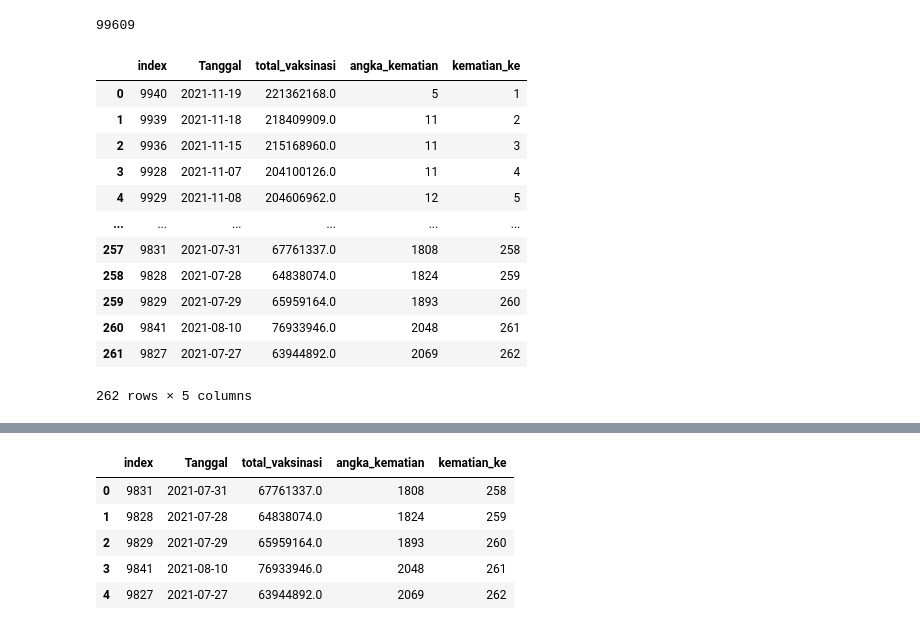
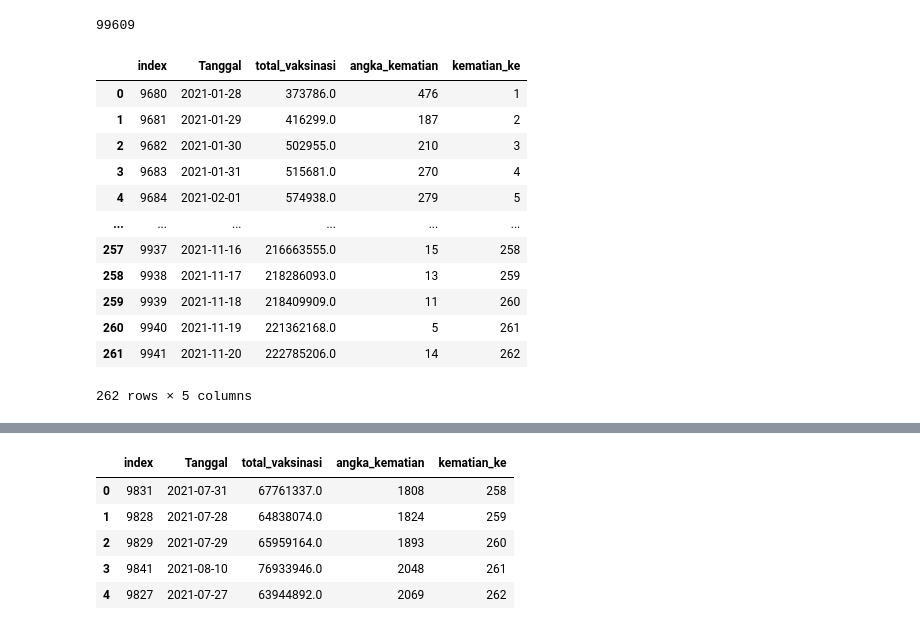
Before and after one commit to Izmahikmah/covid-vaccination-vs-deaath-ratio, a Jupyter notebook: Covid_Vaccination_vs_death_number.ipynb, the cells around one changed output, grey strips where cells are left out. Cells and saved outputs as stored; diff of their text form; code cells hidden in the pictures.

```diff
--- a/Covid_Vaccination_vs_death_number.ipynb
+++ b/Covid_Vaccination_vs_death_number.ipynb
@@ -64,25 +64,25 @@ total_kematian
 # %%
 A=[]
 for i in range (1,263):
   A.append(i)
   i+=1
 
-final_dv1=dv1.sort_values(by='angka_kematian',ascending=True)
+final_dv1=dv1.sort_values(by='total_vaksinasi',ascending=True)
 final_dv1['kematian_ke']=A
 final_dv1.reset_index()
 # %% [output]
 |  | index | Tanggal | total_vaksinasi | angka_kematian | kematian_ke |
-| 0 | 9940 | 2021-11-19 | 221362168.0 | 5 | 1 |
-| 1 | 9939 | 2021-11-18 | 218409909.0 | 11 | 2 |
-| 2 | 9936 | 2021-11-15 | 215168960.0 | 11 | 3 |
-| 3 | 9928 | 2021-11-07 | 204100126.0 | 11 | 4 |
-| 4 | 9929 | 2021-11-08 | 204606962.0 | 12 | 5 |
+| 0 | 9680 | 2021-01-28 | 373786.0 | 476 | 1 |
+| 1 | 9681 | 2021-01-29 | 416299.0 | 187 | 2 |
+| 2 | 9682 | 2021-01-30 | 502955.0 | 210 | 3 |
+| 3 | 9683 | 2021-01-31 | 515681.0 | 270 | 4 |
+| 4 | 9684 | 2021-02-01 | 574938.0 | 279 | 5 |
 | ... | ... | ... | ... | ... | ... |
-| 257 | 9831 | 2021-07-31 | 67761337.0 | 1808 | 258 |
-| 258 | 9828 | 2021-07-28 | 64838074.0 | 1824 | 259 |
-| 259 | 9829 | 2021-07-29 | 65959164.0 | 1893 | 260 |
-| 260 | 9841 | 2021-08-10 | 76933946.0 | 2048 | 261 |
-| 261 | 9827 | 2021-07-27 | 63944892.0 | 2069 | 262 |
+| 257 | 9937 | 2021-11-16 | 216663555.0 | 15 | 258 |
+| 258 | 9938 | 2021-11-17 | 218286093.0 | 13 | 259 |
+| 259 | 9939 | 2021-11-18 | 218409909.0 | 11 | 260 |
+| 260 | 9940 | 2021-11-19 | 221362168.0 | 5 | 261 |
+| 261 | 9941 | 2021-11-20 | 222785206.0 | 14 | 262 |
 262 rows × 5 columns
 # %%
 %matplotlib inline
```
Also changed, not shown: parts of 1 cell of this notebook.
